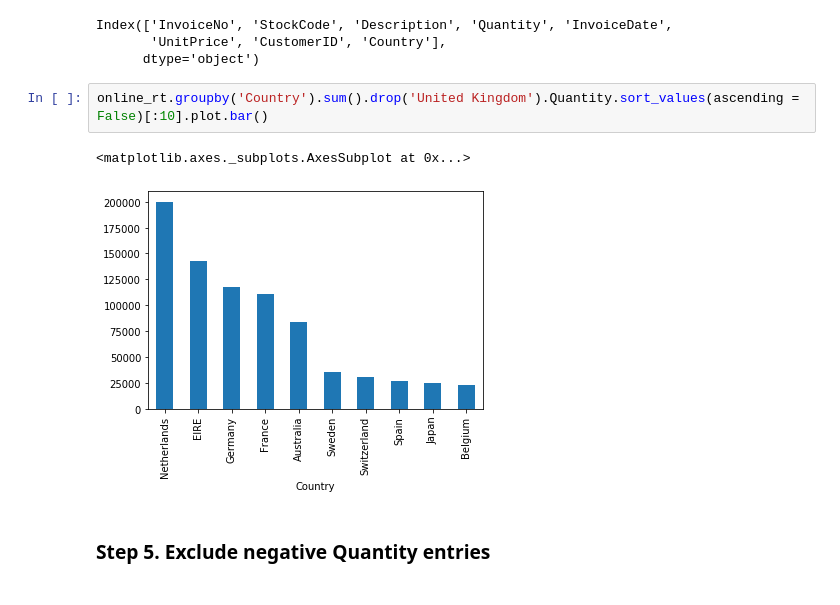
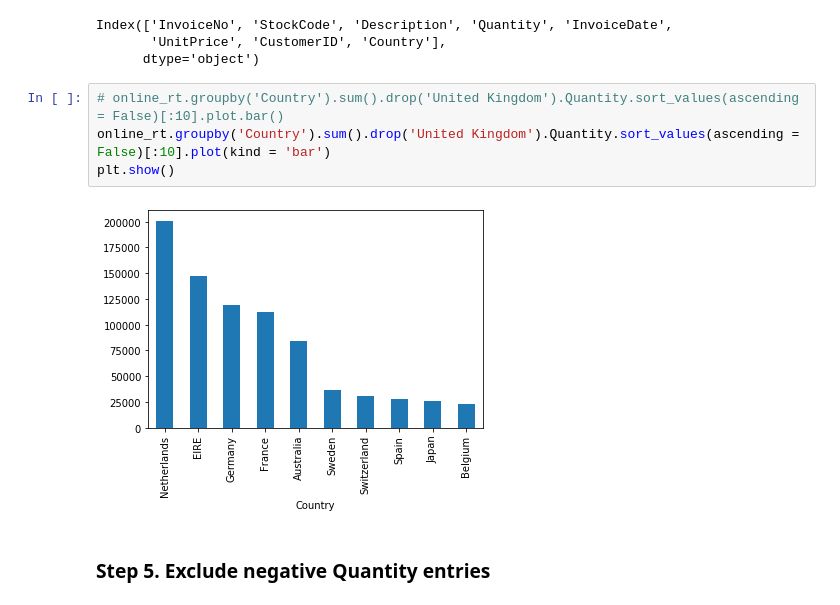
Before and after one commit to evan-freeman/pandas_exercises, a Jupyter notebook: 07_Visualization/Online_Retail/Exercises.ipynb, the cells around one changed output. Drawn from its saved outputs; the diff is of its cells as text.

```diff
--- a/07_Visualization/Online_Retail/Exercises.ipynb
+++ b/07_Visualization/Online_Retail/Exercises.ipynb
@@ -29,10 +30,11 @@ Index(['InvoiceNo', 'StockCode', 'Description', 'Quantity', 'InvoiceDate',
        'UnitPrice', 'CustomerID', 'Country'],
       dtype='object')
 # %%
-online_rt.groupby('Country').sum().drop('United Kingdom').Quantity.sort_values(ascending = False)[:10].plot.bar()
+# online_rt.groupby('Country').sum().drop('United Kingdom').Quantity.sort_values(ascending = False)[:10].plot.bar()
+online_rt.groupby('Country').sum().drop('United Kingdom').Quantity.sort_values(ascending = False)[:10].plot(kind = 'bar')
+plt.show()
 # %% [output]
-<matplotlib.axes._subplots.AxesSubplot at 0x...>
-[figure, old version]
+[figure, new version]
 # %% [markdown]
 ### Step 5.  Exclude negative Quantity entries
 # %%
```
Also changed, not shown: parts of 2 cells of this notebook, 1 other file.
